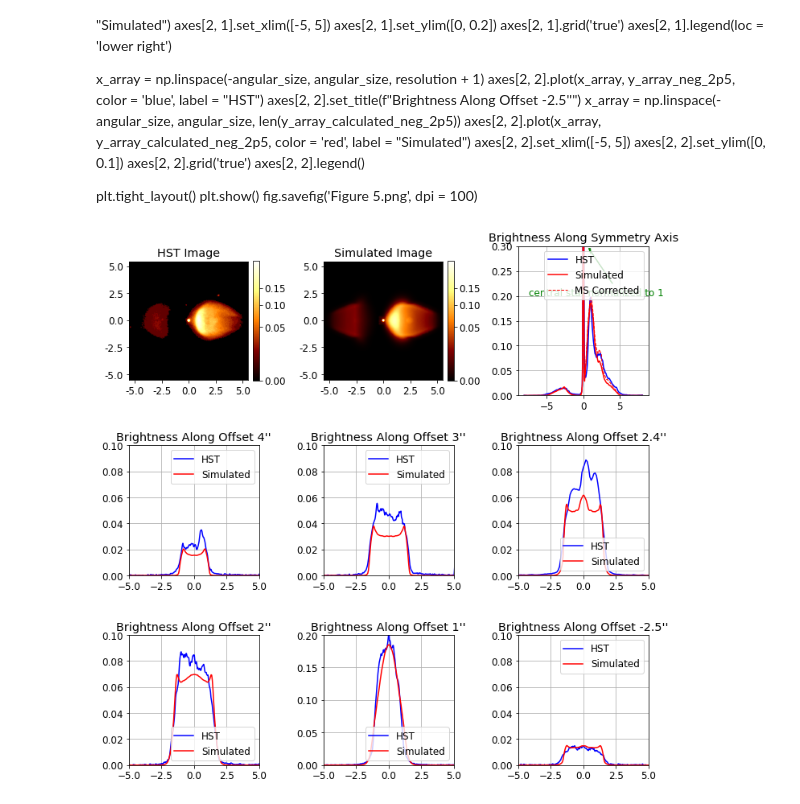
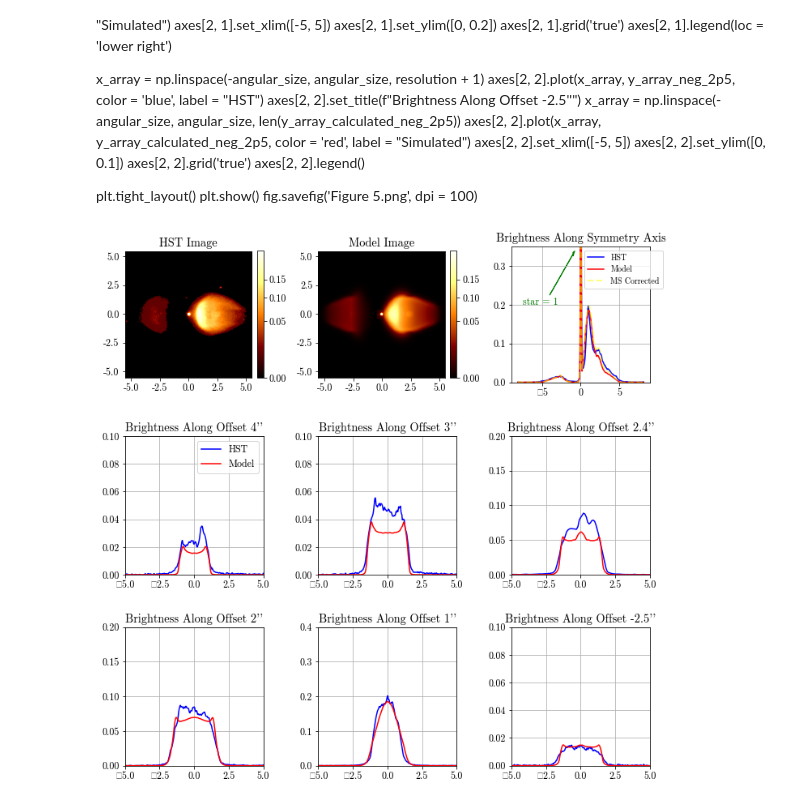
Before and after one commit to yunqibillyli/Project-Bipolar, a Jupyter notebook: M1_92_final_64.ipynb, the cells around one changed output. Drawn from its saved outputs; the diff is of its cells as text; code cells hidden in the pictures.

```diff
--- a/M1_92_final_64.ipynb
+++ b/M1_92_final_64.ipynb
@@ -388,6 +388,15 @@ plt.show()
 # %%
 # 11 Density Display
 # plt.title("Mass Density Distribution Cross Section")
+
+font = {'family' : 'serif',
+         'size'   : 12,
+         'serif':  'cmr10'
+         }
+
+plt.rc('font', **font)
+plt.rc('axes', unicode_minus = False)
+
 plt.figure(figsize = (10, 10))
 
 from matplotlib.colors import PowerNorm
@@ -2044,7 +2064,7 @@ cb1.set_ticks([0, 0.05, 0.1, 0.15])
 im2 = axes[0, 1].imshow(psf_conv_normalized, norm = PowerNorm(0.5, vmin = 0, vmax = 0.25), cmap = 'afmhot', origin = 'lower')
 axes[0, 1].set_xticks(ticks = np.linspace(n - 5 / pixel_size, n + 5 / pixel_size, 5), labels = np.around(np.linspace(-5, 5, 5), 2))
 axes[0, 1].set_yticks(ticks = np.linspace(n - 5 / pixel_size, n + 5 / pixel_size, 5), labels = np.around(np.linspace(-5, 5, 5), 2))
-axes[0, 1].set_title('Simulated Image')
+axes[0, 1].set_title('Model Image')
 cb2 = fig.colorbar(im2, ax = axes[0, 1], orientation = 'vertical', fraction = 0.046, pad = 0.04)
 cb2.set_ticks([0, 0.05, 0.1, 0.15])
 # cb2.locator = ticker.MaxNLocator(nbins = 2)  # Set the number of ticks to two
@@ -2055,32 +2075,31 @@ x_array = np.linspace(-real_half_resolution * pixel_size, real_half_resolution *
 y_array = psf_conv[real_half_resolution]
 normalizedYArray = y_array / np.max(np.nan_to_num(np.array(y_array, dtype = float)))
 axes[0, 2].plot(x_array, normalizedYHST, color = 'blue', label = 'HST')
-axes[0, 2].plot(x_array, normalizedYArray, color = 'red', label = 'Simulated')
-axes[0, 2].annotate("central star normalized to 1",
+axes[0, 2].plot(x_array, normalizedYArray, color = 'red', label = 'Model')
+axes[0, 2].annotate("star = 1",
                  xy = (-7.5, 0.2),
                  fontsize = 12,
                  color = 'green')
-axes[0, 2].arrow(4, 0.225, -3, 0.065,
+axes[0, 2].arrow(-4, 0.225, 3, 0.105,
               head_width = 0.01,
               head_length = 0.25,
               fc = 'green',
               ec = 'green')
 
-axes[0, 2].plot(x_array_real, new_normalizedYArray, color = 'red', label = 'MS Corrected', linestyle = '--', linewidth = 1)
+axes[0, 2].plot(x_array_real, new_normalizedYArray, color = 'yellow', label = 'MS Corrected', linestyle = '--', linewidth = 2, alpha = 0.5)
 
 axes[0, 2].set_title("Brightness Along Symmetry Axis")
-# axes[1, 0].set_xlim(-9, 9)
-axes[0, 2].set_ylim(0, 0.3)
+axes[0, 2].set_ylim(0, 0.35)
 axes[0, 2].grid('true')
-axes[0, 2].legend()
-# axes[1, 0].set_aspect(18 / 0.3)
+axes[0, 2].legend(loc = 'upper left', fontsize = 'small', bbox_to_anchor = (0.5, 1))
+axes[0, 2].set_aspect(50)
 
 
 x_array = np.linspace(-angular_size, angular_size, resolution + 1)
 axes[1, 0].plot(x_array, y_array_4, color = 'blue', label = "HST")
 axes[1, 0].set_title(f"Brightness Along Offset 4\'\'")
 x_array = np.linspace(-angular_size, angular_size, len(y_array_calculated_4))
-axes[1, 0].plot(x_array, y_array_calculated_4, color = 'red', label = "Simulated")
+axes[1, 0].plot(x_array, y_array_calculated_4, color = 'red', label = "Model")
 axes[1, 0].set_xlim([-5, 5])
 axes[1, 0].set_ylim([0, 0.1])
 axes[1, 0].grid('true')
@@ -2091,11 +2110,11 @@ x_array = np.linspace(-angular_size, angular_size, resolution + 1)
 axes[1, 1].plot(x_array, y_array_3, color = 'blue', label = "HST")
 axes[1, 1].set_title(f"Brightness Along Offset 3\'\'")
 x_array = np.linspace(-angular_size, angular_size, len(y_array_calculated_3))
-axes[1, 1].plot(x_array, y_array_calculated_3, color = 'red', label = "Simulated")
+axes[1, 1].plot(x_array, y_array_calculated_3, color = 'red', label = "Model")
 axes[1, 1].set_xlim([-5, 5])
 axes[1, 1].set_ylim([0, 0.1])
 axes[1, 1].grid('true')
-axes[1, 1].legend()
+# axes[1, 1].legend()
 axes[1, 1].set_aspect(100)
 
 offset = 2.4
@@ -2111,50 +2130,50 @@ axes[1, 2].set_title(f"Brightness Along Offset 2.4\'\'")
 axes[1, 2].plot(x_array, y_array / hst_image_drizzled[center_x_drizzled][center_y_drizzled] / ((21.444357 / hst_image_drizzled[center_x_drizzled][center_y_drizzled]) / true_lobe_value), color = 'blue', label = "HST")
 y_array = skimage.measure.profile_line(psf_conv, [real_half_resolution * 2 + 1, real_half_resolution + offset / pixel_size], [0, real_half_resolution + offset / pixel_size], linewidth = 1)
 x_array = np.linspace(-angular_size, angular_size, len(y_array))
-axes[1, 2].plot(x_array, y_array / np.max(np.nan_to_num(np.array(psf_conv[real_half_resolution], dtype = float))), color = 'red', label = "Simulated")
+axes[1, 2].plot(x_array, y_array / np.max(np.nan_to_num(np.array(psf_conv[real_half_resolution], dtype = float))), color = 'red', label = "Model")
 axes[1, 2].set_xlim([-5, 5])
-axes[1, 2].set_ylim([0, 0.1])
+axes[1, 2].set_ylim([0, 0.2])
 axes[1, 2].grid('true')
-axes[1, 2].legend(loc = 'lower right')
-axes[1, 2].set_aspect(100)
+# axes[1, 2].legend()
+axes[1, 2].set_aspect(50)
 
 x_array = np.linspace(-angular_size, angular_size, resolution + 1)
 axes[2, 0].plot(x_array, y_array_2, color = 'blue', label = "HST")
 axes[2, 0].set_title(f"Brightness Along Offset 2\'\'")
 x_array = np.linspace(-angular_size, angular_size, len(y_array_calculated_2))
-axes[2, 0].plot(x_array, y_array_calculated_2, color = 'red', label = "Simulated")
+axes[2, 0].plot(x_array, y_array_calculated_2, color = 'red', label = "Model")
 axes[2, 0].set_xlim([-5, 5])
-axes[2, 0].set_ylim([0, 0.1])
+axes[2, 0].set_ylim([0, 0.2])
 axes[2, 0].grid('true')
-axes[2, 0].legend(loc = 'lower right')
-axes[2, 0].set_aspect(100)
+# axes[2, 0].legend()
+axes[2, 0].set_aspect(50)
 
 import matplotlib.ticker as ticker
 x_array = np.linspace(-angular_size, angular_size, resolution + 1)
 axes[2, 1].plot(x_array, y_array_1, color = 'blue', label = "HST")
 x_array = np.linspace(-angular_size, angular_size, len(y_array_calculated_1))
-axes[2, 1].plot(x_array, y_array_calculated_1, color = 'red', label = "Simulated")
+axes[2, 1].plot(x_array, y_array_calculated_1, color = 'red', label = "Model")
 axes[2, 1].set_title("Brightness Along Offset 1''")
 axes[2, 1].set_xlim([-5, 5])
-axes[2, 1].set_ylim([0, 0.2])
-axes[2, 1].yaxis.set_major_locator(ticker.MultipleLocator(0.05))  # Setting custom tick spacing
+axes[2, 1].set_ylim([0, 0.4])
+axes[2, 1].yaxis.set_major_locator(ticker.MultipleLocator(0.1))  # Setting custom tick spacing
 axes[2, 1].grid(True)
-axes[2, 1].legend(loc = 'lower right')
-axes[2, 1].set_aspect(50)
+# axes[2, 1].legend()
+axes[2, 1].set_aspect(25)
 
 x_array = np.linspace(-angular_size, angular_size, resolution + 1)
 axes[2, 2].plot(x_array, y_array_neg_2p5, color = 'blue', label = "HST")
 axes[2, 2].set_title(f"Brightness Along Offset -2.5\'\'")
 x_array = np.linspace(-angular_size, angular_size, len(y_array_calculated_neg_2p5))
-axes[2, 2].plot(x_array, y_array_calculated_neg_2p5, color = 'red', label = "Simulated")
+axes[2, 2].plot(x_array, y_array_calculated_neg_2p5, color = 'red', label = "Model")
 axes[2, 2].set_xlim([-5, 5])
 axes[2, 2].set_ylim([0, 0.1])
 axes[2, 2].grid('true')
-axes[2, 2].legend()
+# axes[2, 2].legend()
 axes[2, 2].set_aspect(100)
 
 plt.tight_layout()
 plt.show()
-fig.savefig('Figure 6.png', dpi = 100)
+fig.savefig('Figure 6.png', dpi = 100, bbox_inches = 'tight')
 # %% [output]
-[figure, old version]
+[figure, new version]
```
Also changed, not shown: parts of 20 cells of this notebook, 17 other files.
